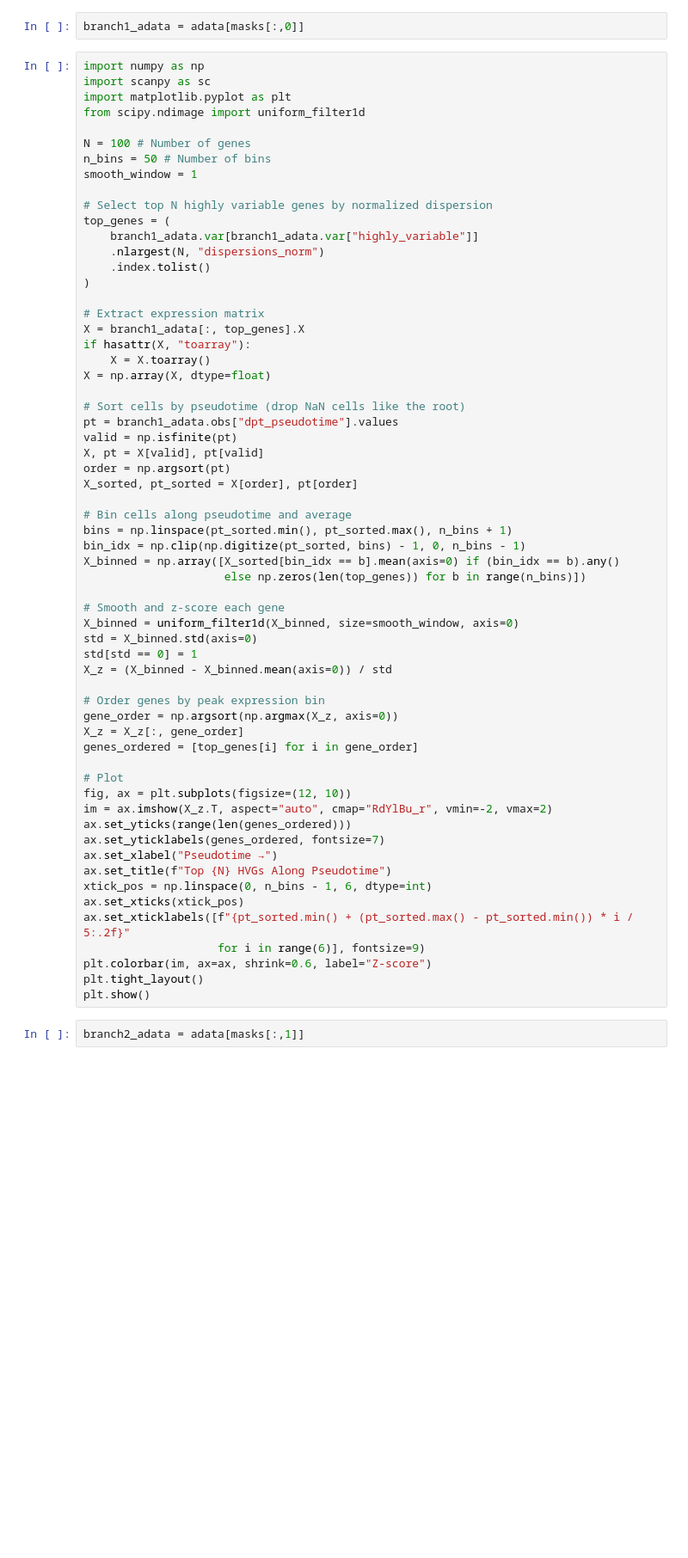
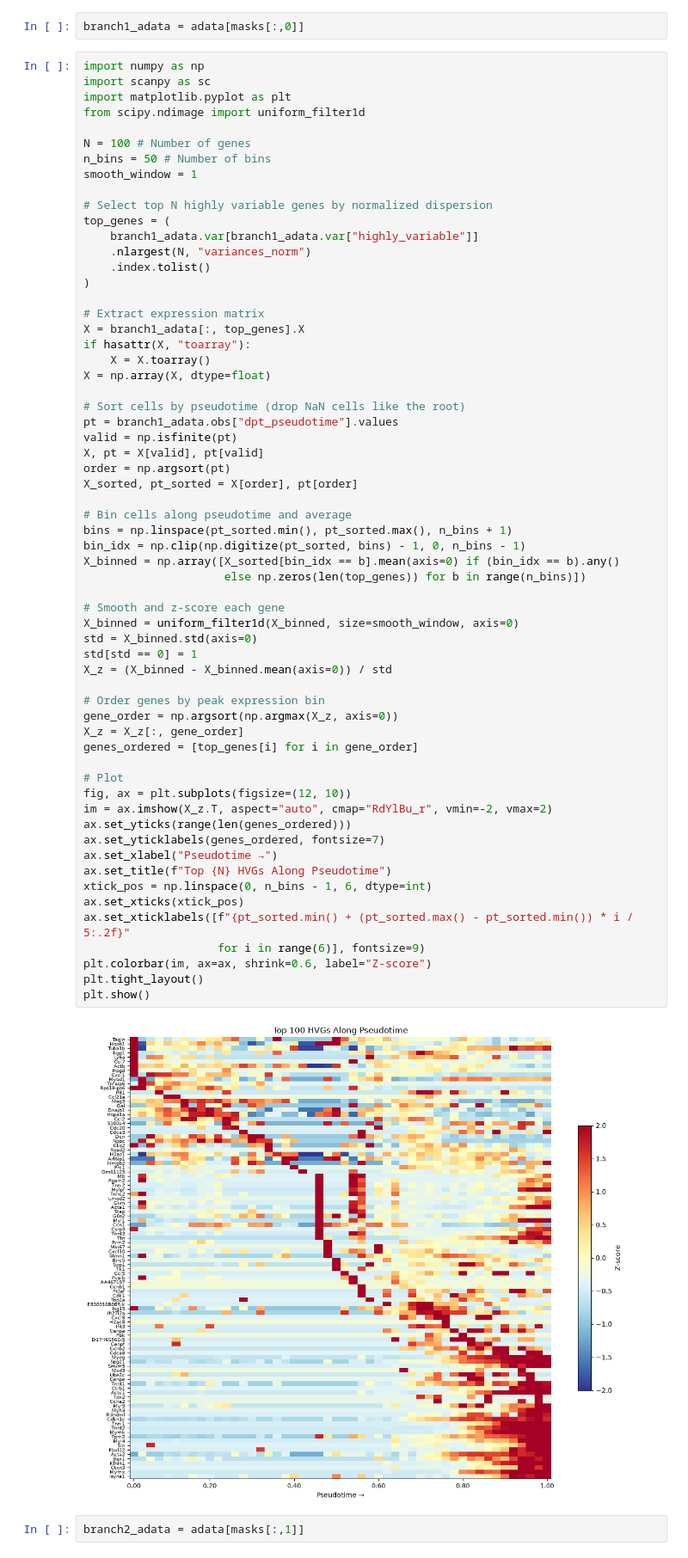
Before and after one commit to CBC-UCONN/Single-Cell-Transcriptomics, a Jupyter notebook: micheli_mouse_muscle/scripts/10_pseudotime.ipynb, the cells around one changed output. Shown at 86% size. Cells and saved outputs as stored; diff of their text form; blank space fills up the shorter version.

```diff
--- a/micheli_mouse_muscle/scripts/10_pseudotime.ipynb
+++ b/micheli_mouse_muscle/scripts/10_pseudotime.ipynb
@@ -285,7 +400,7 @@ smooth_window = 1
 # Select top N highly variable genes by normalized dispersion
 top_genes = (
     branch1_adata.var[branch1_adata.var["highly_variable"]]
-    .nlargest(N, "dispersions_norm")
+    .nlargest(N, "variances_norm")
     .index.tolist()
 )
 
@@ -306,33 +421,35 @@ X_sorted, pt_sorted = X[order], pt[order]
 bins = np.linspace(pt_sorted.min(), pt_sorted.max(), n_bins + 1)
 bin_idx = np.clip(np.digitize(pt_sorted, bins) - 1, 0, n_bins - 1)
 X_binned = np.array([X_sorted[bin_idx == b].mean(axis=0) if (bin_idx == b).any()
                      else np.zeros(len(top_genes)) for b in range(n_bins)])
 
 # Smooth and z-score each gene
 X_binned = uniform_filter1d(X_binned, size=smooth_window, axis=0)
 std = X_binned.std(axis=0)
 std[std == 0] = 1
 X_z = (X_binned - X_binned.mean(axis=0)) / std
 
 # Order genes by peak expression bin
 gene_order = np.argsort(np.argmax(X_z, axis=0))
 X_z = X_z[:, gene_order]
 genes_ordered = [top_genes[i] for i in gene_order]
 
 # Plot
 fig, ax = plt.subplots(figsize=(12, 10))
 im = ax.imshow(X_z.T, aspect="auto", cmap="RdYlBu_r", vmin=-2, vmax=2)
 ax.set_yticks(range(len(genes_ordered)))
 ax.set_yticklabels(genes_ordered, fontsize=7)
 ax.set_xlabel("Pseudotime →")
 ax.set_title(f"Top {N} HVGs Along Pseudotime")
 xtick_pos = np.linspace(0, n_bins - 1, 6, dtype=int)
 ax.set_xticks(xtick_pos)
 ax.set_xticklabels([f"{pt_sorted.min() + (pt_sorted.max() - pt_sorted.min()) * i / 5:.2f}"
                     for i in range(6)], fontsize=9)
 plt.colorbar(im, ax=ax, shrink=0.6, label="Z-score")
 plt.tight_layout()
 plt.show()
+# %% [output]
+[figure, added]
 # %%
 branch2_adata = adata[masks[:,1]]
 # %%
```
Also changed, not shown: parts of 48 cells of this notebook, 8 other files.
